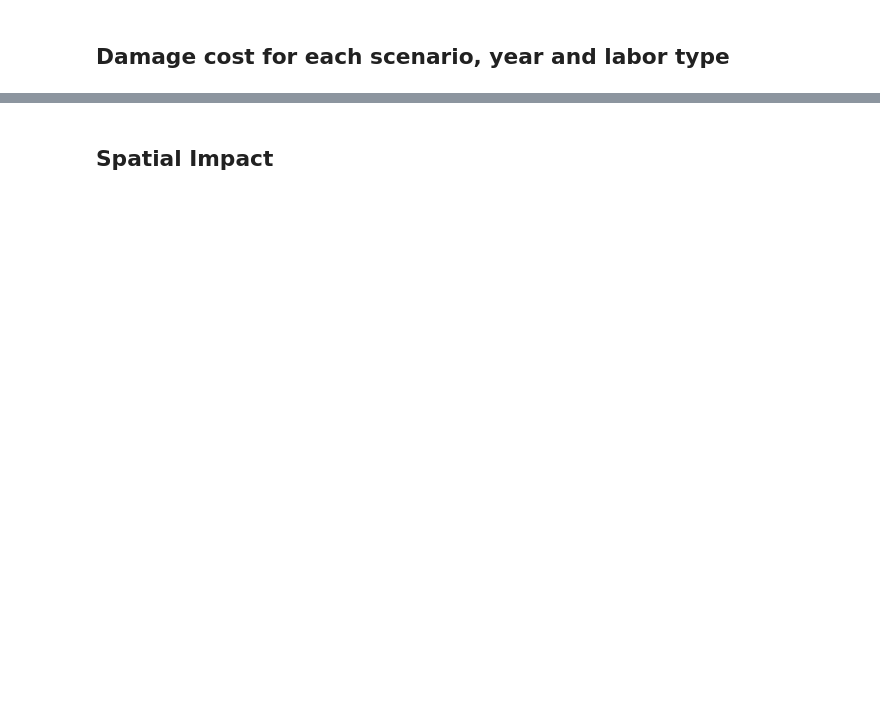
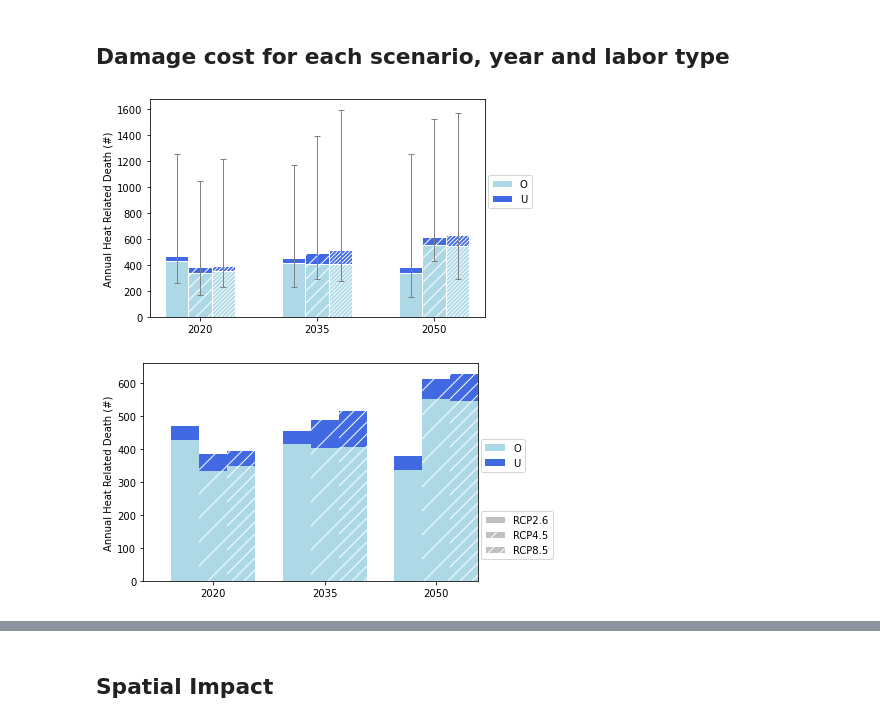
Before and after one commit to zeliest/heat_mortality_productivity_impacts, a Jupyter notebook: data_analysis/notebooks/results_test.ipynb, the cells around one changed output, grey strips where cells are left out. Drawn from its saved outputs; the diff is of its cells as text; code cells hidden in the pictures; blank space fills up the shorter version.

```diff
--- a/data_analysis/notebooks/results_test.ipynb
+++ b/data_analysis/notebooks/results_test.ipynb
@@ -32,11 +30,14 @@ fig_dir = '../figures/'
 ## Damage cost for each scenario, year and labor type
 # %%
 pickle_in = \
-open('../../output/mortality_results/impact_10mc.pickle','rb')
+open('../../output/mortality_results/impact_100mc.pickle','rb')
 impacts_mortality = pickle.load(pickle_in)
 
 agg_impacts_mc = impacts_mortality.agg_impacts_mc
 median_impact_matrices = impacts_mortality.median_impact_matrices
+# %% [output]
+[figure, added]
+[figure, added]
 # %%
 plot_impacts_heat(agg_impacts_mc, 'Annual Heat Related Death (#)', color=['lightblue', 'royalblue'])
 
```
Also changed, not shown: parts of 7 cells of this notebook, 2 other files.
